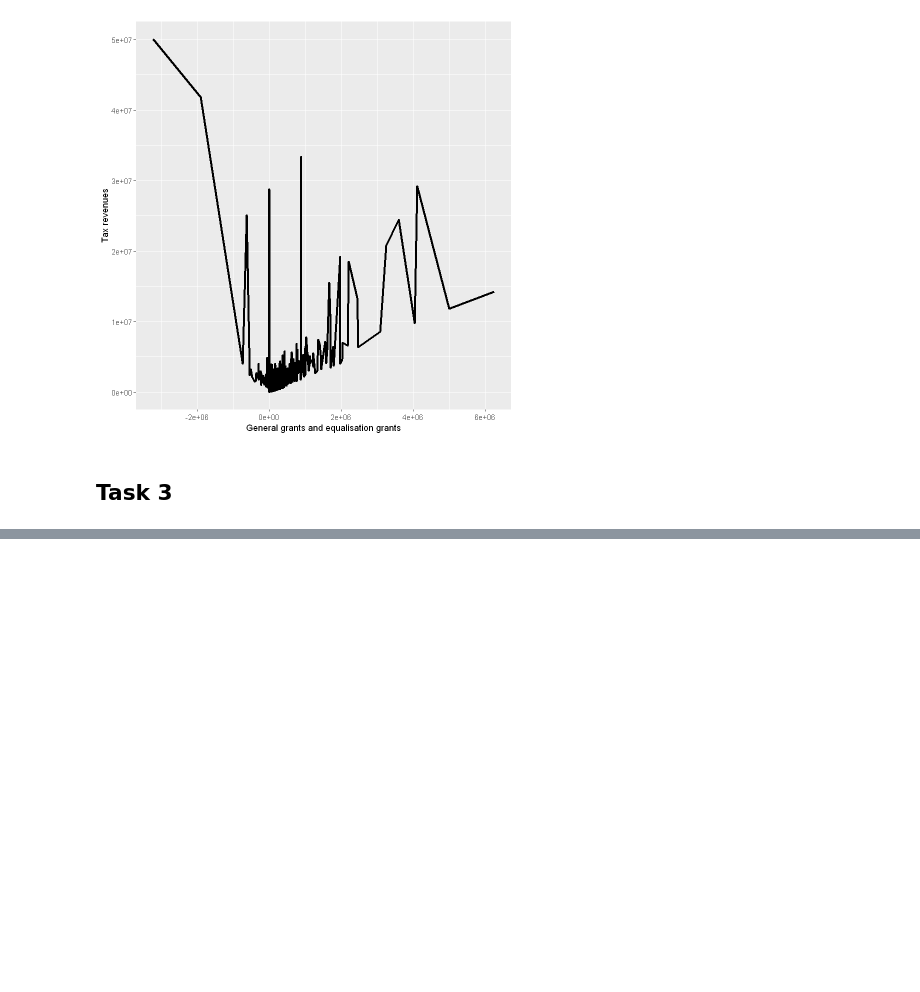
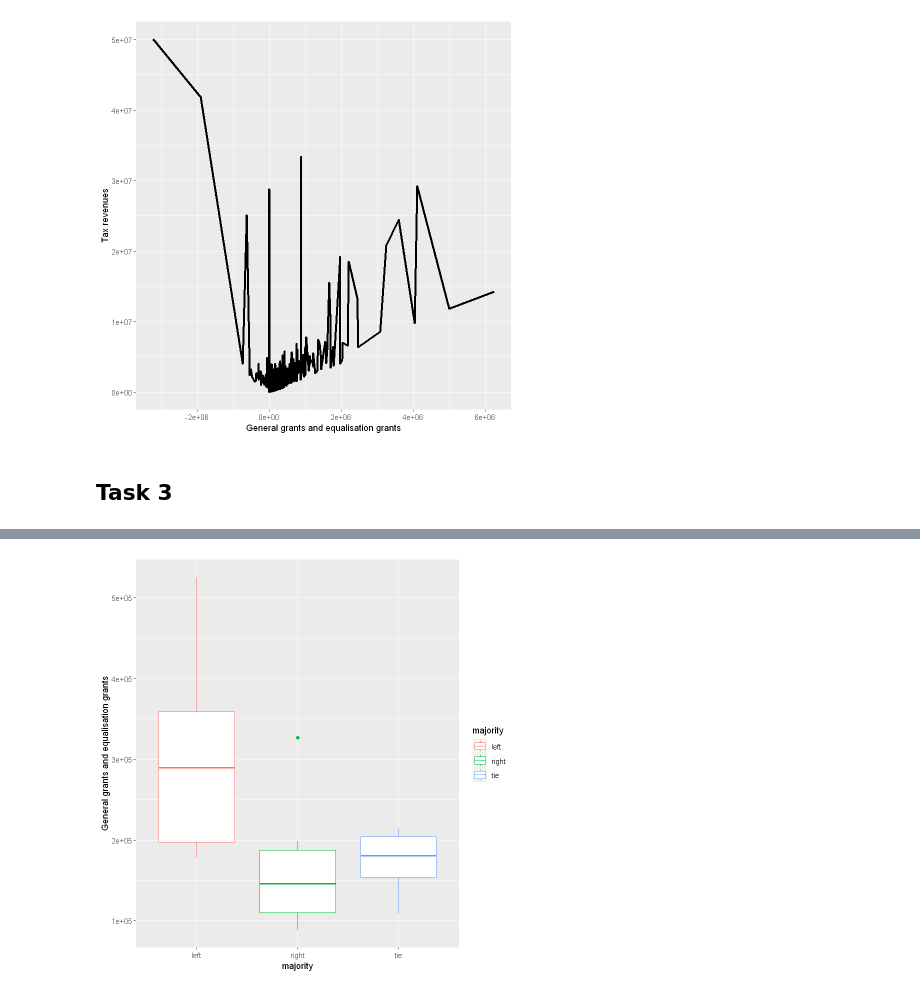
Before and after one commit to Keno-git/DS_assigment1, a Jupyter notebook: Assignment_2/Assignment_2.ipynb, the cells around one changed output, grey strips where cells are left out. Cells and saved outputs as stored; diff of their text form; code cells hidden in the pictures; blank space fills up the shorter version.

```diff
--- a/Assignment_2/Assignment_2.ipynb
+++ b/Assignment_2/Assignment_2.ipynb
@@ -298,0 +306,5 @@ ggplot(df, aes(x = `General grants and equalisation grants`, y = `Tax revenues`)
+# %%
+df_cop <- df %>%
+    group_by(majority, year) %>%
+    summarize_all(mean)
+df_cop
@@ -298,0 +339,5 @@ ggplot(df, aes(x = `General grants and equalisation grants`, y = `Tax revenues`)
+# %%
+ggplot(data = df_cop) +
+  geom_boxplot(mapping = aes(x = majority, y = `General grants and equalisation grants`, color = majority))
+# %% [output]
+[figure, added]
```
Also changed, not shown: parts of 5 cells of this notebook.
